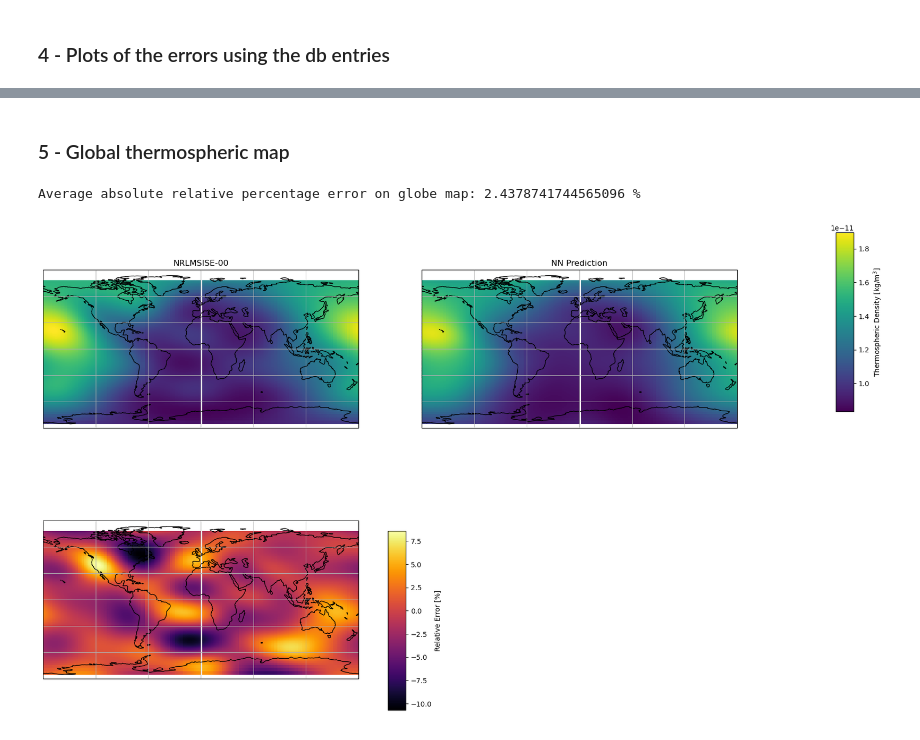
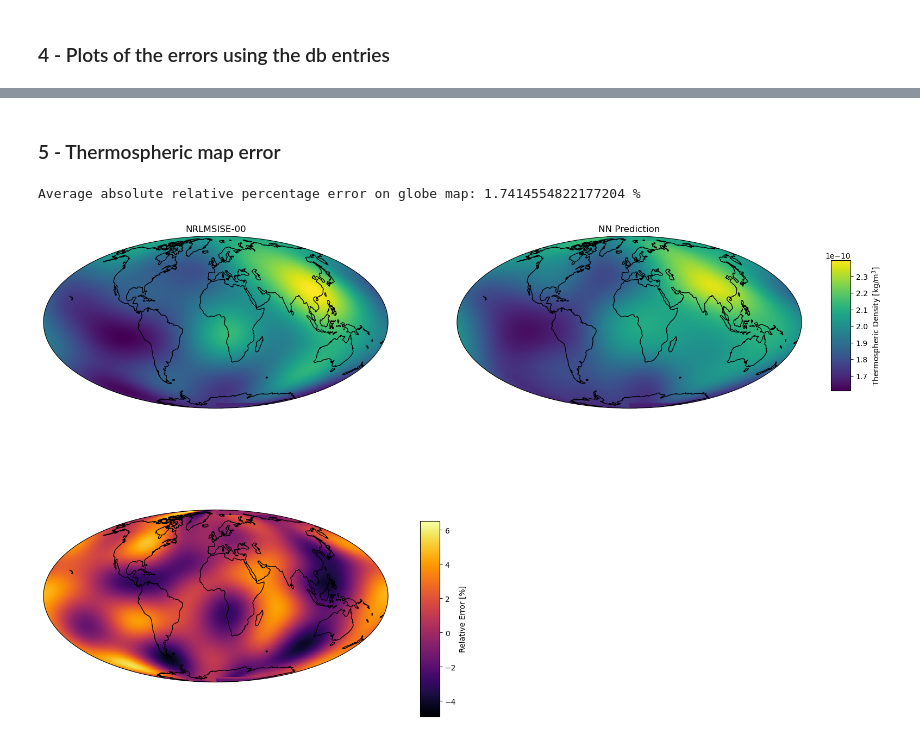
Before and after one commit to esa/thermonets, a Jupyter notebook: notebooks/nrlmsise00_analysis.ipynb, the cells around one changed output, grey strips where cells are left out. Saved outputs shown, nothing was run; the diff lists cells and outputs as text; code cells hidden in the pictures.

Commit message:
projection change and default script value change

```diff
--- a/notebooks/nrlmsise00_analysis.ipynb
+++ b/notebooks/nrlmsise00_analysis.ipynb
@@ -159,19 +162,24 @@ ax[1].hist(rel_err_global_fit, bins = 100, density=False, alpha=0.5);
 # %% [markdown]
-### 5 - Global thermospheric map
+### 5 - Thermospheric map error
+# %%
+# We first establish the longitude latitude grid thickness
+n_grid=400
+
+# Altitude in km
+alt = 200.*np.ones(n_grid*n_grid)
+
+# Date
+date = datetime.datetime(2018, 4, 22, 6, 13, 35)
 # %%
-# We first establish the longitude latitude grid, by randomly picking points on a sphere:
-n_grid=400
-u,v=np.array(list(np.random.uniform(low=0,high=1,size=(n_grid,)))), np.array(list(np.random.uniform(low=0,high=1,size=(n_grid,))))
-longitude,latitude=np.sort(2*np.pi*u), np.sort(np.arccos(2*v-1)-np.pi/2)#we sort them for plotting reasons
+# We build the longitude latitude grid.
+u,v= np.linspace(0,1,n_grid), np.linspace(0,1,n_grid)
+longitude,latitude=np.sort(2*np.pi*u), np.sort(np.arccos(2*v-1)-np.pi/2)
 lonlat_grid=np.stack([*np.meshgrid(longitude,latitude)],axis=2).reshape(-1,2) #we generate the matrix of latitude longitude points
 
-#we set a fixed altitude:
-alt = 280.*np.ones((len(lonlat_grid),))
-# We then pick a date, and extract the day of the year, the seconds in day and the corresponding space weather quantities:
-# Note: for each input I need to construct an array of the same length of lonlat_grid, for preparing the NN inference
-date = datetime.datetime(2018, 6, 22, 1, 13, 35)
+# We create lists of the required length
+alt = alt*np.ones(n_grid*n_grid)
 doys = date.timetuple().tm_yday * np.ones((len(lonlat_grid),))
-seconds_in_day = (date.hour*3600+date.minute*60+date.second+date.microsecond/1e6) * np.ones((len(lonlat_grid),))
+seconds_in_day = (date.hour*3600+date.minute*60+date.second+date.microsecond/1e6) * np.ones(n_grid*n_grid)
 ap,f107,f107a = tn.get_nrlmsise00_spaceweather_indices([date] * len(lonlat_grid))
 
 #we extract the target density (running NRLMSISE-00):
@@ -221,7 +229,7 @@ vmin=min([true.min(), predicted.min().item()])
 vmax=max([true.max(), predicted.max().item()])
 
 #we now create a figure with a globe projection on top:
-fig, ax = plt.subplots(figsize=(18, 12), nrows=2, ncols=2, subplot_kw={'projection': ccrs.PlateCarree(central_longitude=0)})
+fig, ax = plt.subplots(figsize=(18, 12), nrows=2, ncols=2, subplot_kw={'projection': ccrs.Mollweide(central_longitude=0)})
 #we flatten the axis and remove the last figure
 ax=ax.ravel()
 ax[-1].axis('off')
@@ -234,7 +242,7 @@ ax[0].pcolormesh(lon_grid,
                         vmax=vmax)
 ax[0].set_global()
 ax[0].coastlines()
-ax[0].gridlines()
+#ax[0].gridlines()
 ax[0].set_title('NRLMSISE-00')
 
 #the NN prediction on the second:
@@ -244,34 +252,34 @@ im2 = ax[1].pcolormesh(lon_grid,
                         transform=ccrs.PlateCarree(),
                         vmin=vmin,
                         vmax=vmax)
 ax[1].set_global()
 ax[1].coastlines()
-ax[1].gridlines()
+#ax[1].gridlines()
 ax[1].set_title('NN Prediction')
 #we add a shared colorbar for the first two figures:
 cax1 = fig.add_axes([0.93, 0.6, 0.02, 0.2])  # [left, bottom, width, height]
 cbar1 = plt.colorbar(im2,
                      orientation='vertical',
                      fraction=0.035,
                      cax=cax1)
 cbar1.set_label('Thermospheric Density [kg/m$^3$]')
 
 #we finally plot the relative error in the second row
 im3 = ax[2].pcolormesh(lon_grid,
                         lat_grid,
                         rel_err.reshape((n_grid,n_grid)),
                         transform=ccrs.PlateCarree(),
                         cmap='inferno')
 ax[2].set_global()
 ax[2].coastlines()
-ax[2].gridlines()
+#ax[2].gridlines()
 #and we add the colorbar for that:
 cax2 = fig.add_axes([0.51, 0.1, 0.02, 0.3])  # [left, bottom, width, height]
 cbar1 = plt.colorbar(im3,
                      orientation='vertical',
                      fraction=0.035,
                      cax=cax2)
 cbar1.set_label('Relative Error [%]')
 # %% [output]
-Average absolute relative percentage error on globe map: 2.4378741744565096 %
+Average absolute relative percentage error on globe map: 1.7414554822177204 %
-[figure, old version]
+[figure, new version]
```
Also changed, not shown: parts of 5 cells of this notebook, 1 other file.
